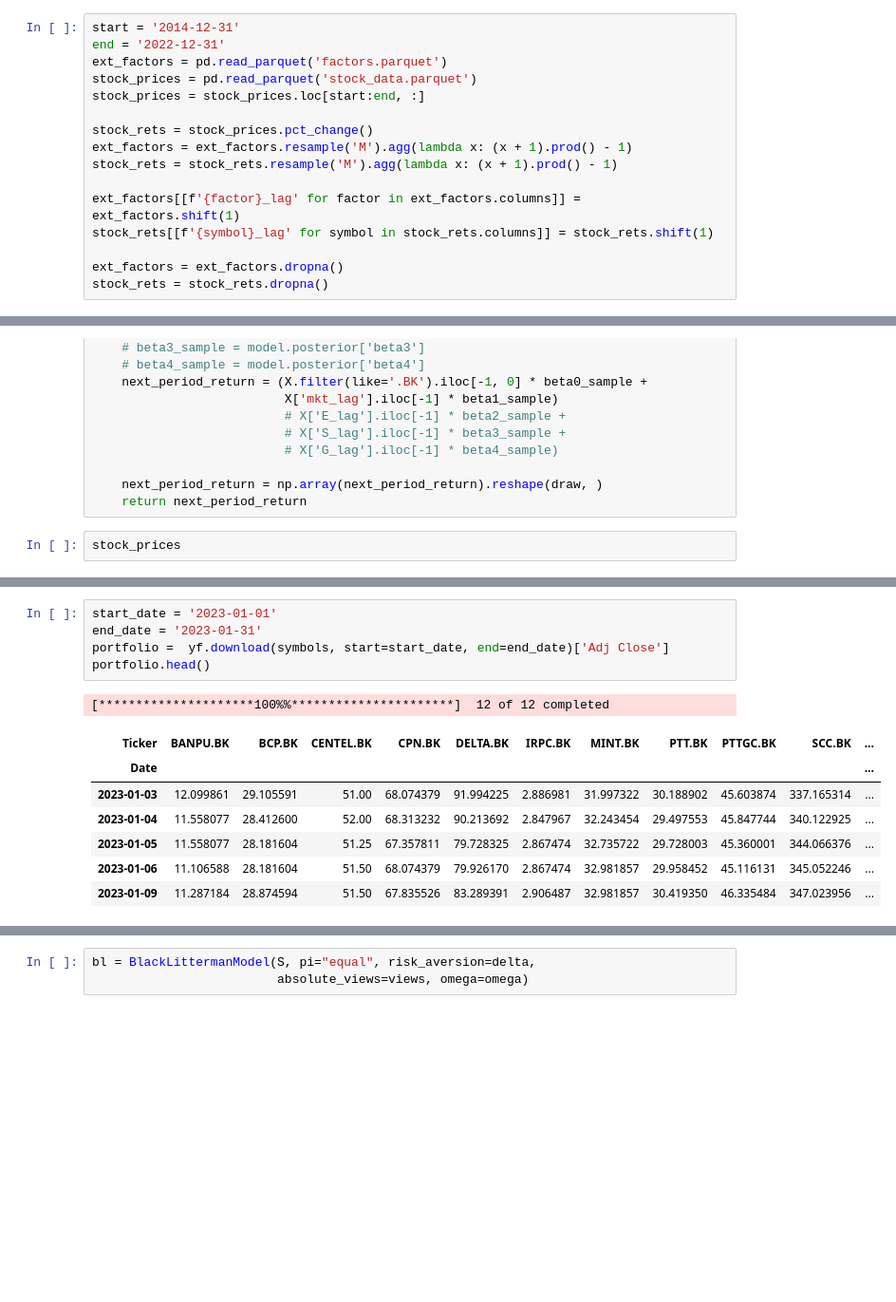
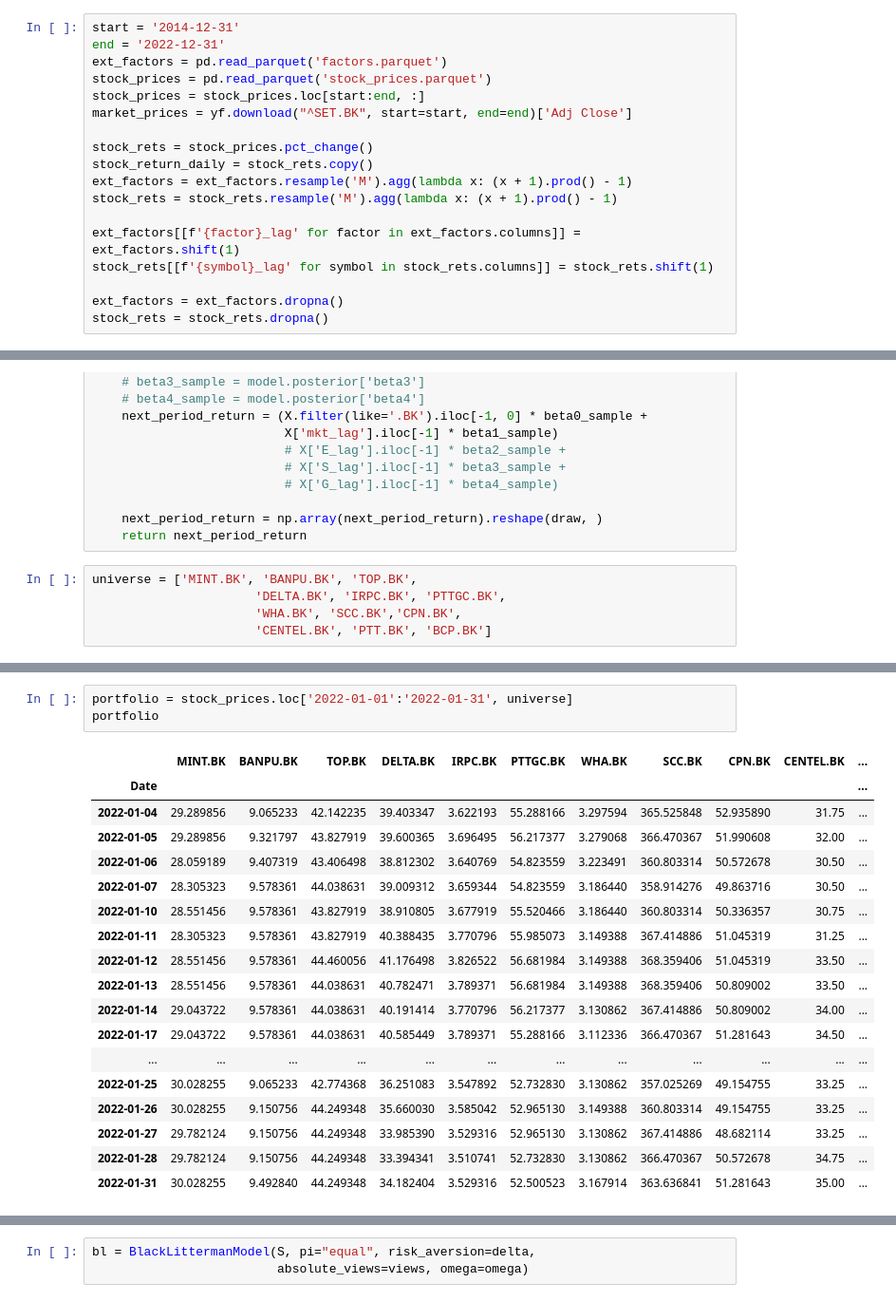
Before and after one commit to Eakkarat-Patt/qc-lseg-hackathon-2024, a Jupyter notebook: main_without_esg.ipynb, the cells around one changed output, grey strips where cells are left out. Shown at 95% size. Saved outputs shown, nothing was run; the diff lists cells and outputs as text; blank space fills up the shorter version.

```diff
--- a/main_without_esg.ipynb
+++ b/main_without_esg.ipynb
@@ -17,10 +17,12 @@ warnings.simplefilter(action='ignore', category=pd.errors.PerformanceWarning)
 start = '2014-12-31'
 end = '2022-12-31'
 ext_factors = pd.read_parquet('factors.parquet')
-stock_prices = pd.read_parquet('stock_data.parquet')
+stock_prices = pd.read_parquet('stock_prices.parquet')
 stock_prices = stock_prices.loc[start:end, :]
+market_prices = yf.download("^SET.BK", start=start, end=end)['Adj Close']
 
 stock_rets = stock_prices.pct_change()
+stock_return_daily = stock_rets.copy()
 ext_factors = ext_factors.resample('M').agg(lambda x: (x + 1).prod() - 1)
 stock_rets = stock_rets.resample('M').agg(lambda x: (x + 1).prod() - 1)
 
@@ -117,4 +159,7 @@ def predict(X, model):
     next_period_return = np.array(next_period_return).reshape(draw, )
     return next_period_return
 # %%
-stock_prices
+universe = ['MINT.BK', 'BANPU.BK', 'TOP.BK',
+                      'DELTA.BK', 'IRPC.BK', 'PTTGC.BK',
+                      'WHA.BK', 'SCC.BK','CPN.BK',
+                      'CENTEL.BK', 'PTT.BK', 'BCP.BK']
@@ -136,15 +166,23 @@ stock_prices
 # %%
-start_date = '2023-01-01'
-end_date = '2023-01-31'
-portfolio =  yf.download(symbols, start=start_date, end=end_date)['Adj Close']
-portfolio.head()
+portfolio = stock_prices.loc['2022-01-01':'2022-01-31', universe]
+portfolio
 # %% [output]
-[*********************100%%**********************]  12 of 12 completed
-| Ticker | BANPU.BK | BCP.BK | CENTEL.BK | CPN.BK | DELTA.BK | IRPC.BK | MINT.BK | PTT.BK | PTTGC.BK | SCC.BK | ... |
+|  | MINT.BK | BANPU.BK | TOP.BK | DELTA.BK | IRPC.BK | PTTGC.BK | WHA.BK | SCC.BK | CPN.BK | CENTEL.BK | ... |
 | Date |  |  |  |  |  |  |  |  |  |  | ... |
-| 2023-01-03 | 12.099861 | 29.105591 | 51.00 | 68.074379 | 91.994225 | 2.886981 | 31.997322 | 30.188902 | 45.603874 | 337.165314 | ... |
-| 2023-01-04 | 11.558077 | 28.412600 | 52.00 | 68.313232 | 90.213692 | 2.847967 | 32.243454 | 29.497553 | 45.847744 | 340.122925 | ... |
-| 2023-01-05 | 11.558077 | 28.181604 | 51.25 | 67.357811 | 79.728325 | 2.867474 | 32.735722 | 29.728003 | 45.360001 | 344.066376 | ... |
-| 2023-01-06 | 11.106588 | 28.181604 | 51.50 | 68.074379 | 79.926170 | 2.867474 | 32.981857 | 29.958452 | 45.116131 | 345.052246 | ... |
-| 2023-01-09 | 11.287184 | 28.874594 | 51.50 | 67.835526 | 83.289391 | 2.906487 | 32.981857 | 30.419350 | 46.335484 | 347.023956 | ... |
+| 2022-01-04 | 29.289856 | 9.065233 | 42.142235 | 39.403347 | 3.622193 | 55.288166 | 3.297594 | 365.525848 | 52.935890 | 31.75 | ... |
+| 2022-01-05 | 29.289856 | 9.321797 | 43.827919 | 39.600365 | 3.696495 | 56.217377 | 3.279068 | 366.470367 | 51.990608 | 32.00 | ... |
+| 2022-01-06 | 28.059189 | 9.407319 | 43.406498 | 38.812302 | 3.640769 | 54.823559 | 3.223491 | 360.803314 | 50.572678 | 30.50 | ... |
+| 2022-01-07 | 28.305323 | 9.578361 | 44.038631 | 39.009312 | 3.659344 | 54.823559 | 3.186440 | 358.914276 | 49.863716 | 30.50 | ... |
+| 2022-01-10 | 28.551456 | 9.578361 | 43.827919 | 38.910805 | 3.677919 | 55.520466 | 3.186440 | 360.803314 | 50.336357 | 30.75 | ... |
+| 2022-01-11 | 28.305323 | 9.578361 | 43.827919 | 40.388435 | 3.770796 | 55.985073 | 3.149388 | 367.414886 | 51.045319 | 31.25 | ... |
+| 2022-01-12 | 28.551456 | 9.578361 | 44.460056 | 41.176498 | 3.826522 | 56.681984 | 3.149388 | 368.359406 | 51.045319 | 33.50 | ... |
+| 2022-01-13 | 28.551456 | 9.578361 | 44.038631 | 40.782471 | 3.789371 | 56.681984 | 3.149388 | 368.359406 | 50.809002 | 33.50 | ... |
+| 2022-01-14 | 29.043722 | 9.578361 | 44.038631 | 40.191414 | 3.770796 | 56.217377 | 3.130862 | 367.414886 | 50.809002 | 34.00 | ... |
+| 2022-01-17 | 29.043722 | 9.578361 | 44.038631 | 40.585449 | 3.789371 | 55.288166 | 3.112336 | 366.470367 | 51.281643 | 34.50 | ... |
+| ... | ... | ... | ... | ... | ... | ... | ... | ... | ... | ... | ... |
+| 2022-01-25 | 30.028255 | 9.065233 | 42.774368 | 36.251083 | 3.547892 | 52.732830 | 3.130862 | 357.025269 | 49.154755 | 33.25 | ... |
+| 2022-01-26 | 30.028255 | 9.150756 | 44.249348 | 35.660030 | 3.585042 | 52.965130 | 3.149388 | 360.803314 | 49.154755 | 33.25 | ... |
+| 2022-01-27 | 29.782124 | 9.150756 | 44.249348 | 33.985390 | 3.529316 | 52.965130 | 3.130862 | 367.414886 | 48.682114 | 33.25 | ... |
+| 2022-01-28 | 29.782124 | 9.150756 | 44.249348 | 33.394341 | 3.510741 | 52.732830 | 3.130862 | 366.470367 | 50.572678 | 34.75 | ... |
+| 2022-01-31 | 30.028255 | 9.492840 | 44.249348 | 34.182404 | 3.529316 | 52.500523 | 3.167914 | 363.636841 | 51.281643 | 35.00 | ... |
 # %%
```
Also changed, not shown: parts of 41 cells of this notebook, 3 other files.
